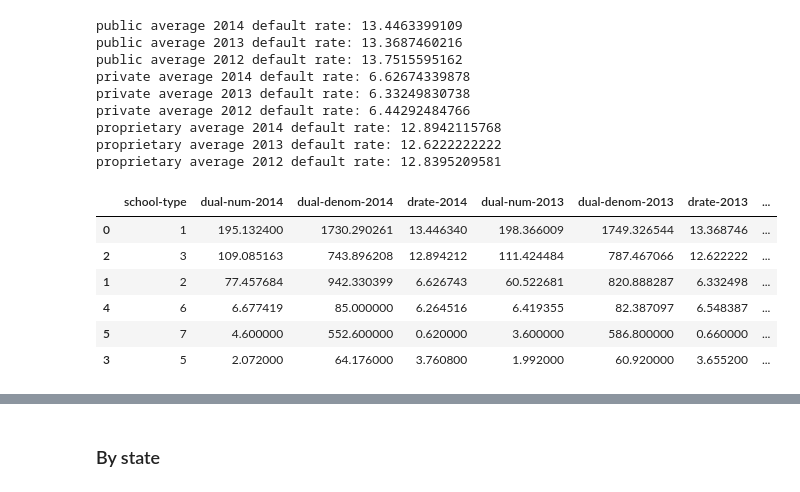
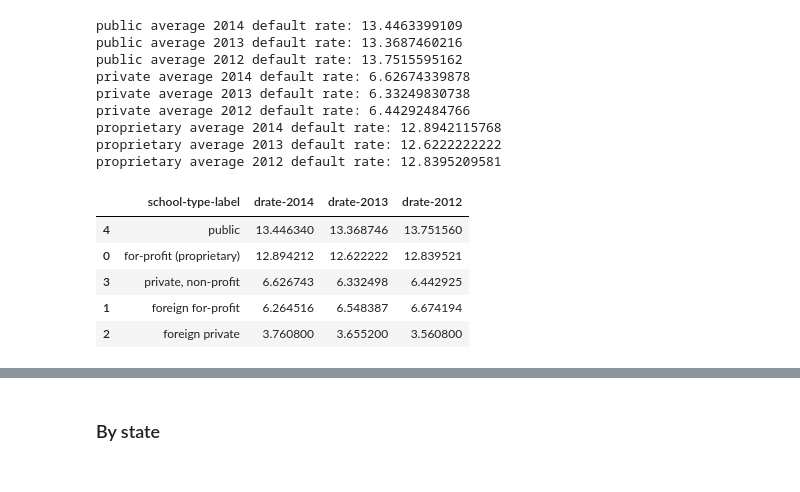
Before and after one commit to isabella232/federal-aid-data, a Jupyter notebook: default-only.ipynb, the cells around one changed output, grey strips where cells are left out. Drawn from its saved outputs; the diff is of its cells as text; code cells hidden in the pictures.

```diff
--- a/default-only.ipynb
+++ b/default-only.ipynb
@@ -78,6 +81,29 @@ def find_beauty_schools(string):
         return True
     else:
         return False
+
+def find_community_colleges(string):
+    string = str.lower(string)
+    if (string.find('community') != -1):
+        return True
+#     elif (string.find('technical') != -1):
+#         return True
+    else:
+        return False
+
+def upd_school_type(num):
+    if (num == 1):
+        return 'public'
+    elif (num == 2):
+        return 'private, non-profit'
+    elif (num == 3):
+        return 'for-profit (proprietary)'
+    elif (num == 4):
+        return 'foreign public'
+    elif (num == 5):
+        return 'foreign private'
+    elif (num == 6):
+        return 'foreign for-profit'
 # %%
 # rename and classify headers
 default_all_schools.rename(columns=lambda c: replace_year(c), inplace=True)
@@ -93,0 +112,6 @@ default_all_schools.head()
+# %%
+# rename school-type column to be explicitly for numbers
+default_all_schools = default_all_schools.rename(columns={'school-type':'school-type-num'})
+
+default_all_schools['school-type-label'] = default_all_schools['school-type-num'].apply(upd_school_type)
+list(default_all_schools)
@@ -294,11 +333,10 @@ proprietary average 2012 default rate: 12.8395209581
 # %%
 # school types: (1) public, (2) private np, (3) proprietary
-default_cond.groupby('school-type').mean().reset_index().drop(['opeid','prog-length','ethnic-code'], axis=1).sort_values('dual-num-2014',ascending=False)
+default_cond.groupby('school-type-label').mean().reset_index().drop(['opeid','prog-length','ethnic-code','dual-num-2014','dual-num-2013','dual-num-2012','dual-denom-2014','dual-denom-2013','dual-denom-2012','school-type-num'], axis=1).sort_values('drate-2014',ascending=False)
 # %% [output]
-|  | school-type | dual-num-2014 | dual-denom-2014 | drate-2014 | dual-num-2013 | dual-denom-2013 | drate-2013 | ... |
-| 0 | 1 | 195.132400 | 1730.290261 | 13.446340 | 198.366009 | 1749.326544 | 13.368746 | ... |
-| 2 | 3 | 109.085163 | 743.896208 | 12.894212 | 111.424484 | 787.467066 | 12.622222 | ... |
-| 1 | 2 | 77.457684 | 942.330399 | 6.626743 | 60.522681 | 820.888287 | 6.332498 | ... |
-| 4 | 6 | 6.677419 | 85.000000 | 6.264516 | 6.419355 | 82.387097 | 6.548387 | ... |
-| 5 | 7 | 4.600000 | 552.600000 | 0.620000 | 3.600000 | 586.800000 | 0.660000 | ... |
-| 3 | 5 | 2.072000 | 64.176000 | 3.760800 | 1.992000 | 60.920000 | 3.655200 | ... |
+|  | school-type-label | drate-2014 | drate-2013 | drate-2012 |
+| 4 | public | 13.446340 | 13.368746 | 13.751560 |
+| 0 | for-profit (proprietary) | 12.894212 | 12.622222 | 12.839521 |
+| 3 | private, non-profit | 6.626743 | 6.332498 | 6.442925 |
+| 1 | foreign for-profit | 6.264516 | 6.548387 | 6.674194 |
+| 2 | foreign private | 3.760800 | 3.655200 | 3.560800 |
```
Also changed, not shown: parts of 23 cells of this notebook, 11 other files.
